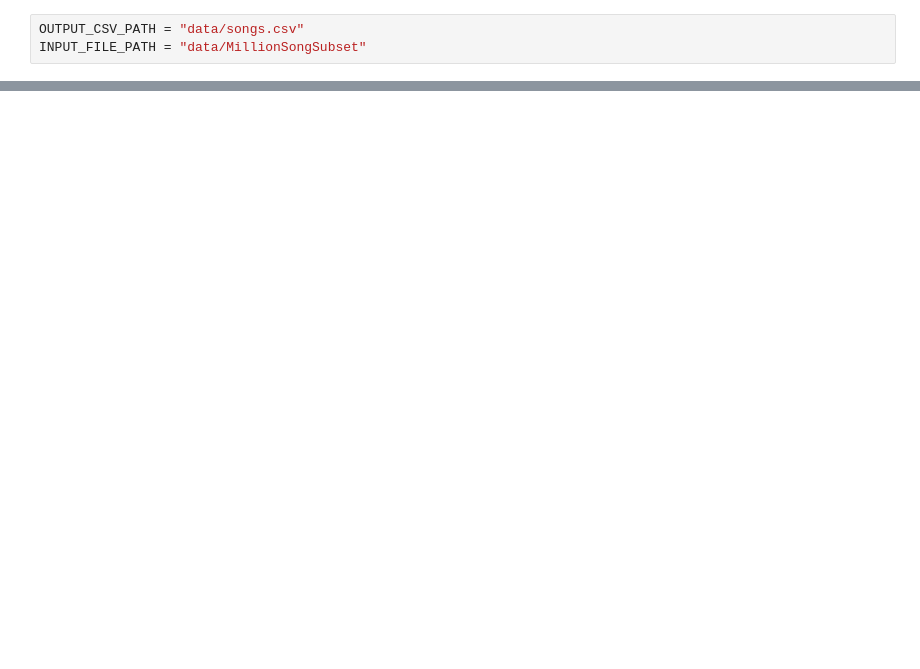
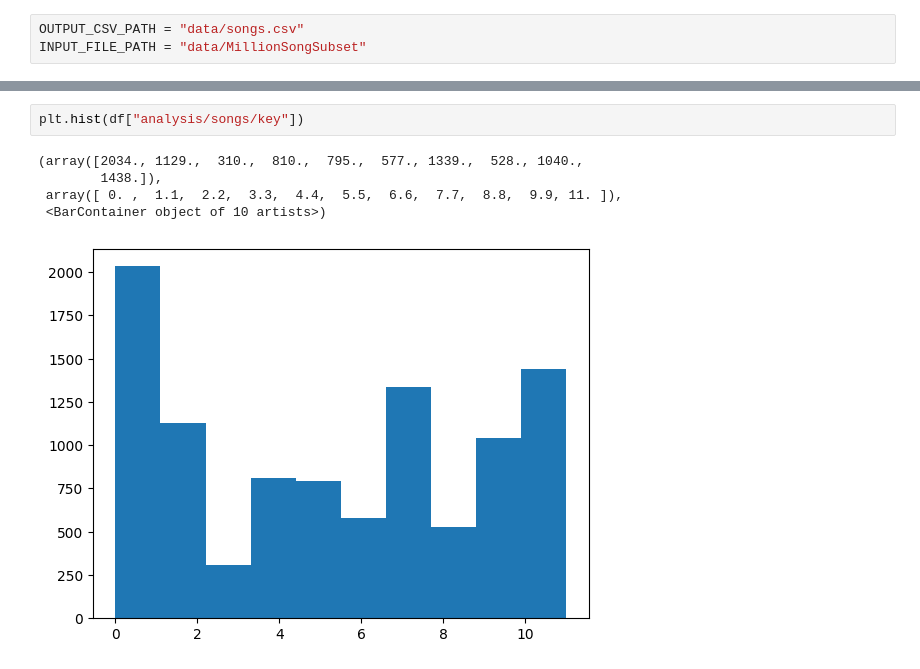
Before and after one commit to Trev241/sounds-like, a Jupyter notebook: notebook.ipynb, the cells around one changed output, grey strips where cells are left out. Drawn from its saved outputs; the diff is of its cells as text; blank space fills up the shorter version.

```diff
--- a/notebook.ipynb
+++ b/notebook.ipynb
@@ -48,0 +107,8 @@ print(df.head(1))
+# %%
+plt.hist(df["analysis/songs/key"])
+# %% [output]
+(array([2034., 1129.,  310.,  810.,  795.,  577., 1339.,  528., 1040.,
+        1438.]),
+ array([ 0. ,  1.1,  2.2,  3.3,  4.4,  5.5,  6.6,  7.7,  8.8,  9.9, 11. ]),
+ <BarContainer object of 10 artists>)
+[figure, added]
```
Also changed, not shown: parts of 21 cells of this notebook, 3 other files.
